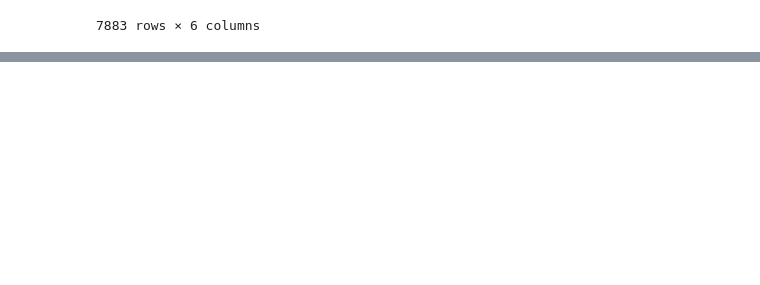
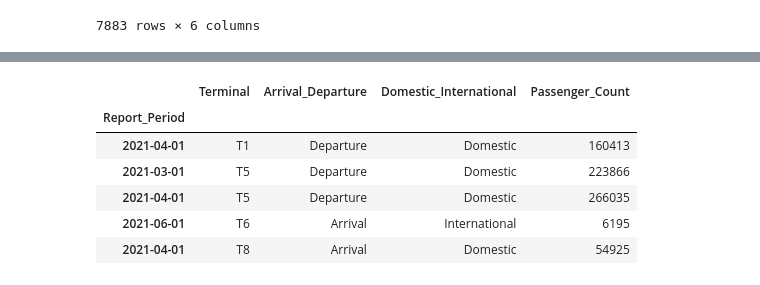
Before and after one commit to IsaganiJulian/LAX_Analysis, a Jupyter notebook: terminal/terminal.ipynb, the cells around one changed output, grey strips where cells are left out. Cells and saved outputs as stored; diff of their text form; code cells hidden in the pictures; blank space fills up the shorter version.

```diff
--- a/terminal/terminal.ipynb
+++ b/terminal/terminal.ipynb
@@ -117,0 +143,7 @@ terminal_df.to_csv('terminal_df.csv', index=False)
+# %%
+terminal_df=terminal_df.drop(["Extract_Date"], axis=1)
+# %%
+terminal_df.Report_Period= pd.to_datetime(terminal_df.Report_Period)
+terminal_df["Arrival_Departure"]=terminal_df["Arrival_Departure"].astype("category")
+terminal_df["Domestic_International"]=terminal_df["Domestic_International"].astype("category")
+terminal_df["Terminal"]=terminal_df["Terminal"].astype("category")
@@ -117,0 +159,12 @@ terminal_df.to_csv('terminal_df.csv', index=False)
+# %%
+data1=terminal_df.set_index("Report_Period")
+# %%
+data1.head()
+# %% [output]
+|  | Terminal | Arrival_Departure | Domestic_International | Passenger_Count |
+| Report_Period |  |  |  |  |
+| 2021-04-01 | T1 | Departure | Domestic | 160413 |
+| 2021-03-01 | T5 | Departure | Domestic | 223866 |
+| 2021-04-01 | T5 | Departure | Domestic | 266035 |
+| 2021-06-01 | T6 | Arrival | International | 6195 |
+| 2021-04-01 | T8 | Arrival | Domestic | 54925 |
```
Also changed, not shown: parts of 14 cells of this notebook, 2 other files.
